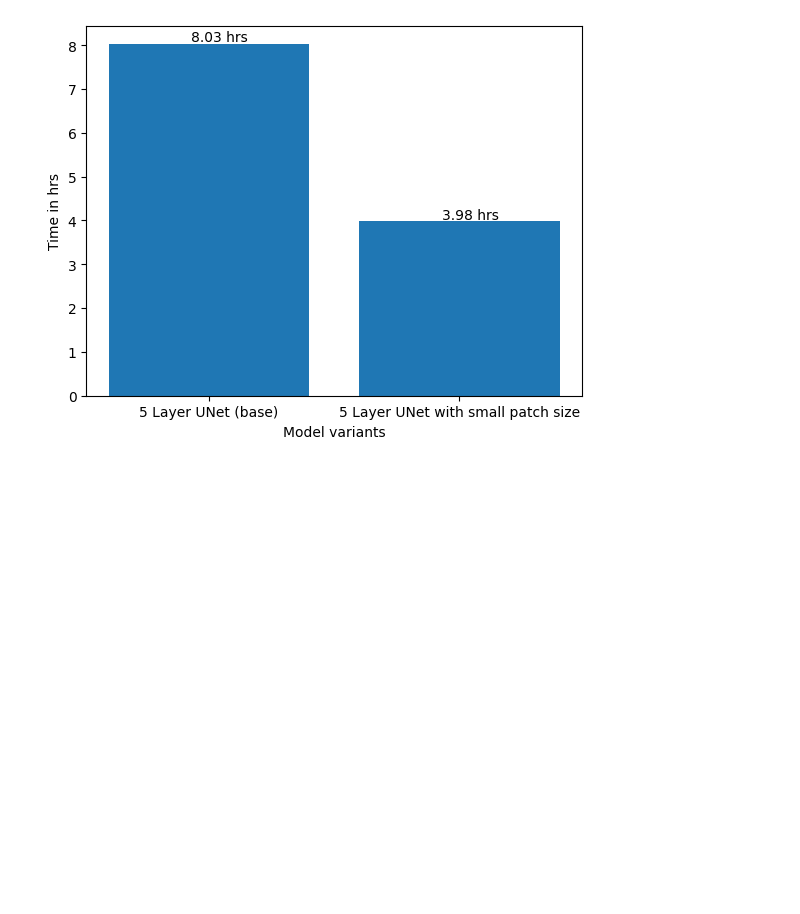
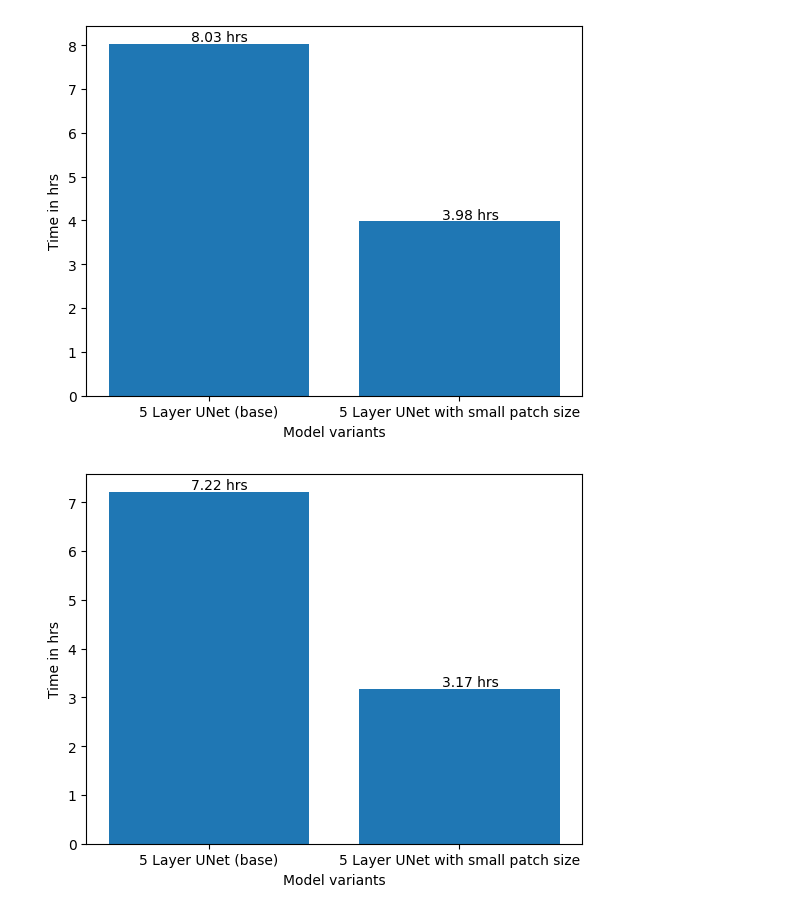
Before and after one commit to h-r-v/Dissertation, a Jupyter notebook: times-impact-of-patch-size.ipynb, the cells around one changed output. Drawn from its saved outputs; the diff is of its cells as text; code cells hidden in the pictures; blank space fills up the shorter version.

Commit message:
Kaggle Notebook | Times: Impact of patch size | Version 3

```diff
--- a/times-impact-of-patch-size.ipynb
+++ b/times-impact-of-patch-size.ipynb
@@ -93,3 +93,13 @@ for i in range(len(x)):
         plt.text(i-0.07,data[i]+0.05,f'{data[i]:.2f} hrs')
 # %% [output]
 [figure]
+# %%
+data = np.array([ abs(sum(train_epoch_times_128)), abs(sum(train_epoch_times_96))])/3600
+# %%
+plt.bar(x=x,height=data)
+plt.ylabel('Time in hrs')
+plt.xlabel('Model variants')
+for i in range(len(x)):
+        plt.text(i-0.07,data[i]+0.05,f'{data[i]:.2f} hrs')
+# %% [output]
+[figure, added]
```
